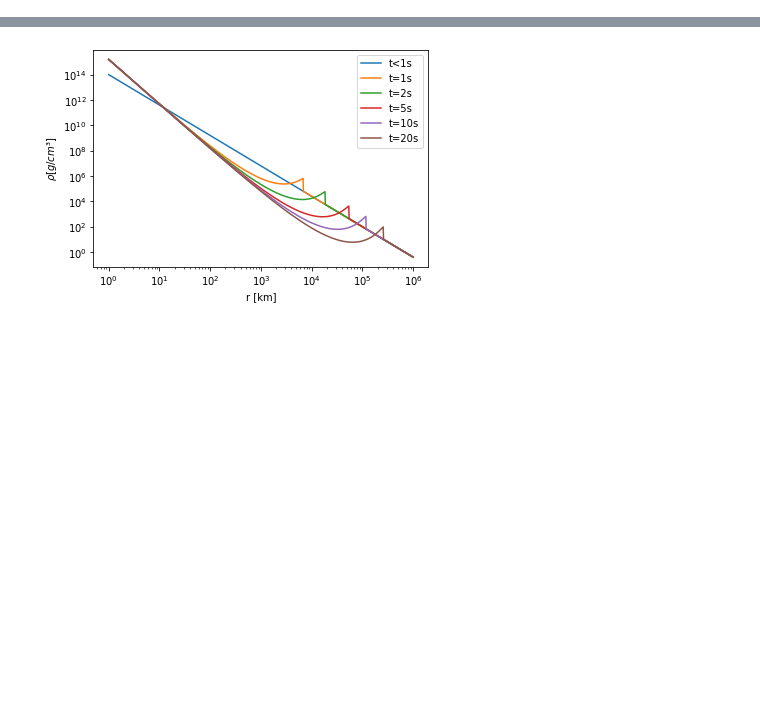
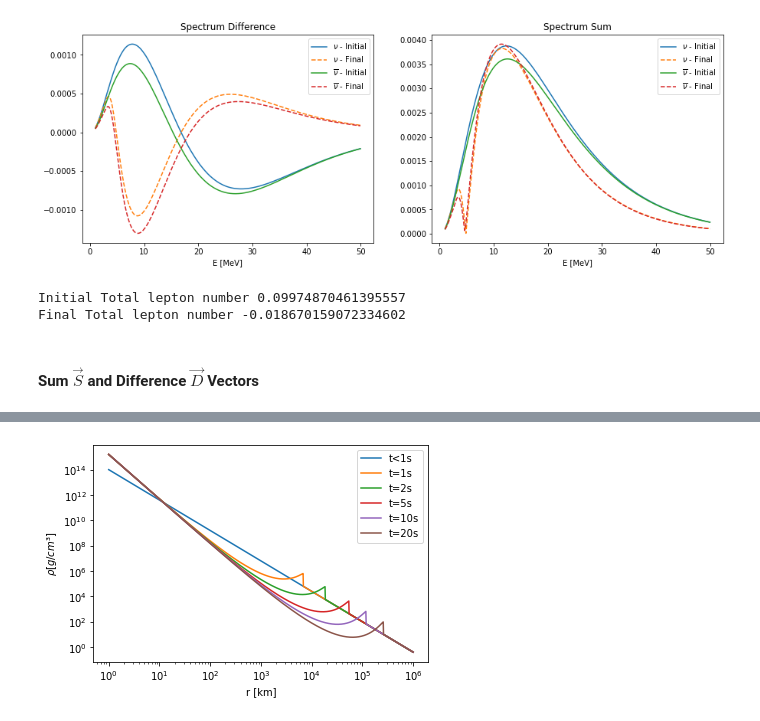
Before and after one commit to pedrodedin/Neutrino-Collective-Effects, a Jupyter notebook: Test.ipynb, the cells around one changed output, grey strips where cells are left out. Saved outputs shown, nothing was run; the diff lists cells and outputs as text; code cells hidden in the pictures; blank space fills up the shorter version.

```diff
--- a/Test.ipynb
+++ b/Test.ipynb
@@ -7,0 +139,51 @@ import time
+# %%
+f_s_nu=[]
+f_d_nu=[]
+f_s_nubar=[]
+f_d_nubar=[]
+
+for i in range(len(nu_e_time_IH)):
+    f_s_nu.append([])
+    f_d_nu.append([])
+    f_s_nubar.append([])
+    f_d_nubar.append([])
+    for j in range(len(nu_e_time_IH[0])):
+        #nu
+        aux=nu_e_time_IH[i][j]+nu_x_time_IH[i][j]
+        f_s_nu[i].append(aux)
+        aux=nu_e_time_IH[i][j]-nu_x_time_IH[i][j]
+        f_d_nu[i].append(aux)
+        #nubar
+        aux=nubar_e_time_IH[i][j]+nubar_x_time_IH[i][j]
+        f_s_nubar[i].append(aux)
+        aux=nubar_e_time_IH[i][j]-nubar_x_time_IH[i][j]
+        f_d_nubar[i].append(aux)
+# %%
+plt.figure(figsize=(15,5))
+plt.subplot(121)
+plt.plot(E_vec,f_d_nu[0],label=r"$\nu$ - Initial")
+plt.plot(E_vec,f_d_nu[-1],ls='--',label=r"$\nu$ - Final")
+plt.plot(E_vec,f_d_nubar[0],label=r"$\overline{\nu}$ - Initial")
+plt.plot(E_vec,f_d_nubar[-1],ls='--',label=r"$\overline{\nu}$ - Final")
+plt.xlabel("E [MeV]")
+plt.title("Spectrum Difference")
+plt.legend()
+plt.subplot(122)
+plt.plot(E_vec,f_s_nu[0],label=r"$\nu$ - Initial")
+plt.plot(E_vec,f_s_nu[-1],ls='--',label=r"$\nu$ - Final")
+plt.plot(E_vec,f_s_nubar[0],label=r"$\overline{\nu}$ - Initial")
+plt.plot(E_vec,f_s_nubar[-1],ls='--',label=r"$\overline{\nu}$ - Final")
+plt.xlabel("E [MeV]")
+plt.title("Spectrum Sum")
+plt.legend()
+plt.show()
+# %% [output]
+[figure, added]
+# %%
+print("Initial Total lepton number",sum(f_s_nu[0])-sum(f_s_nubar[0]))
+print("Final Total lepton number",sum(f_s_nu[-1])-sum(f_s_nubar[-1]))
+# %% [output]
+Initial Total lepton number 0.09974870461395557
+Final Total lepton number -0.018670159072334602
+# %% [markdown]
+#### Sum $\vec S$ and Difference $\vec D$ Vectors
```
Also changed, not shown: parts of 20 cells of this notebook, 15 other files.
